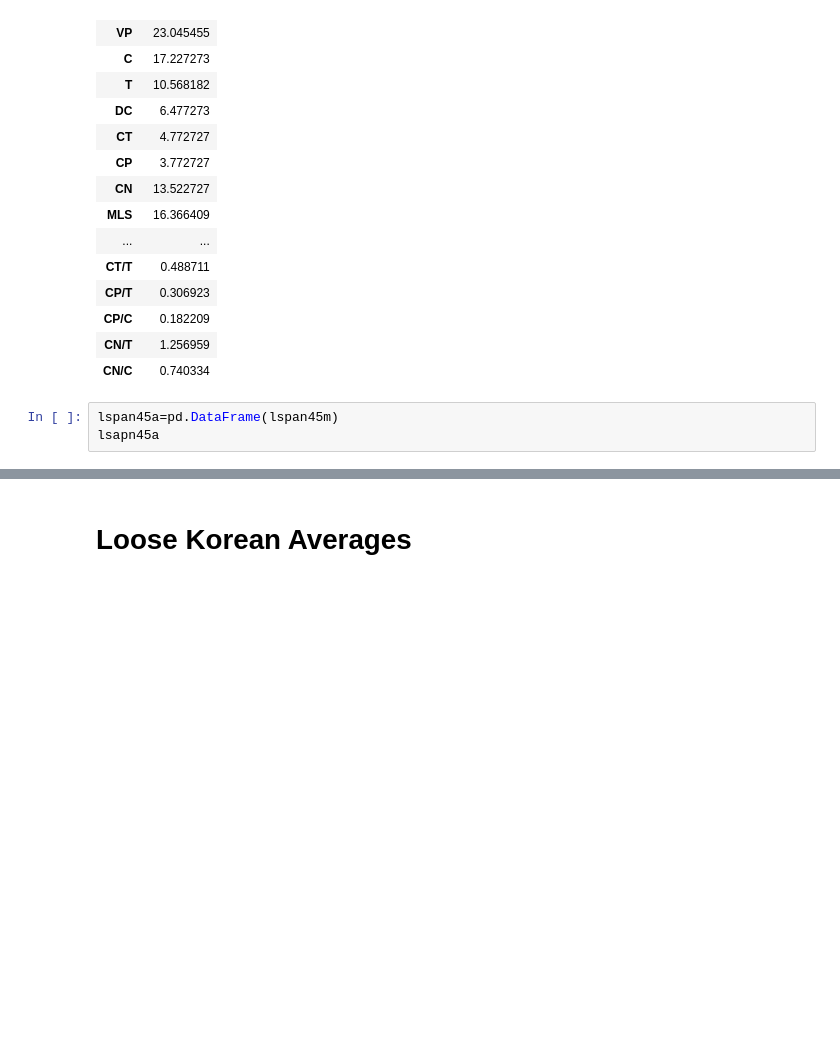
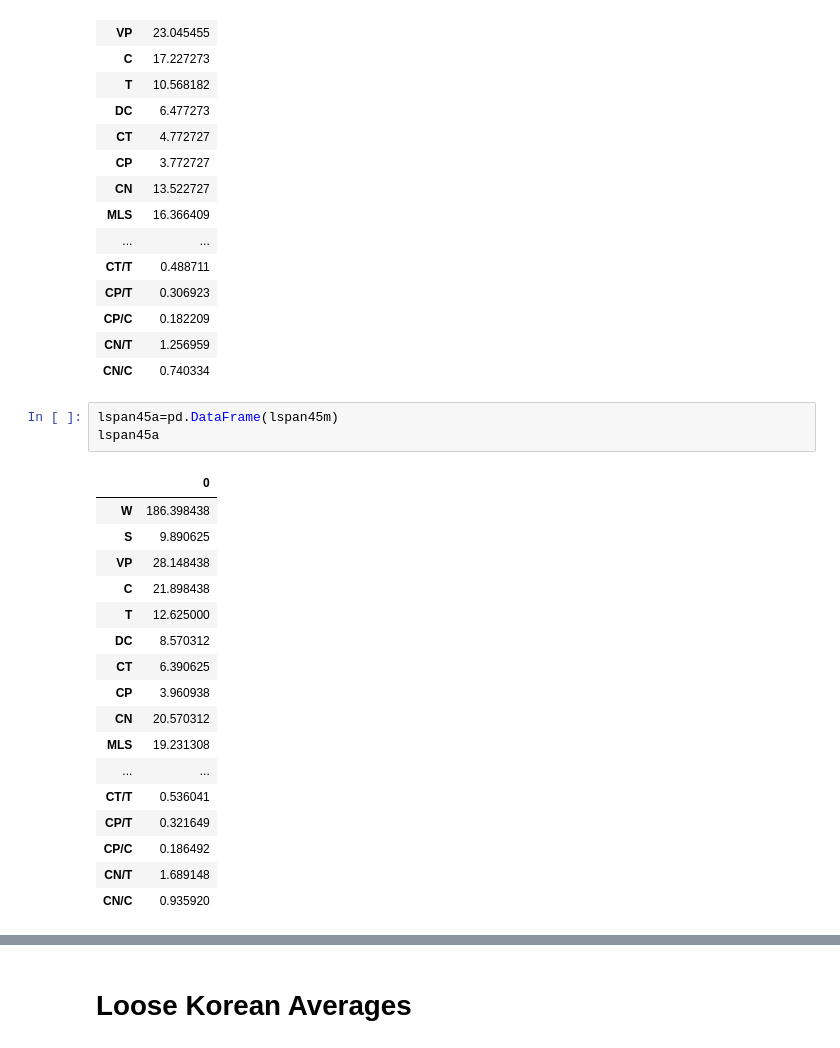
Before and after one commit to mencer456/LRDC-Research, a Jupyter notebook: L2SCA Analysis.ipynb, the cells around one changed output, grey strips where cells are left out. Drawn from its saved outputs; the diff is of its cells as text; blank space fills up the shorter version.

```diff
--- a/L2SCA Analysis.ipynb
+++ b/L2SCA Analysis.ipynb
@@ -204,7 +204,25 @@ lspan34a
 | CN/C | 0.740334 |
 # %%
 lspan45a=pd.DataFrame(lspan45m)
-lsapn45a
+lspan45a
+# %% [output]
+|  | 0 |
+| W | 186.398438 |
+| S | 9.890625 |
+| VP | 28.148438 |
+| C | 21.898438 |
+| T | 12.625000 |
+| DC | 8.570312 |
+| CT | 6.390625 |
+| CP | 3.960938 |
+| CN | 20.570312 |
+| MLS | 19.231308 |
+| ... | ... |
+| CT/T | 0.536041 |
+| CP/T | 0.321649 |
+| CP/C | 0.186492 |
+| CN/T | 1.689148 |
+| CN/C | 0.935920 |
 # %%
 lspan35a=pd.DataFrame(lspan35m)
 lspan35a
```
Also changed, not shown: parts of 9 cells of this notebook, 1 other file.
